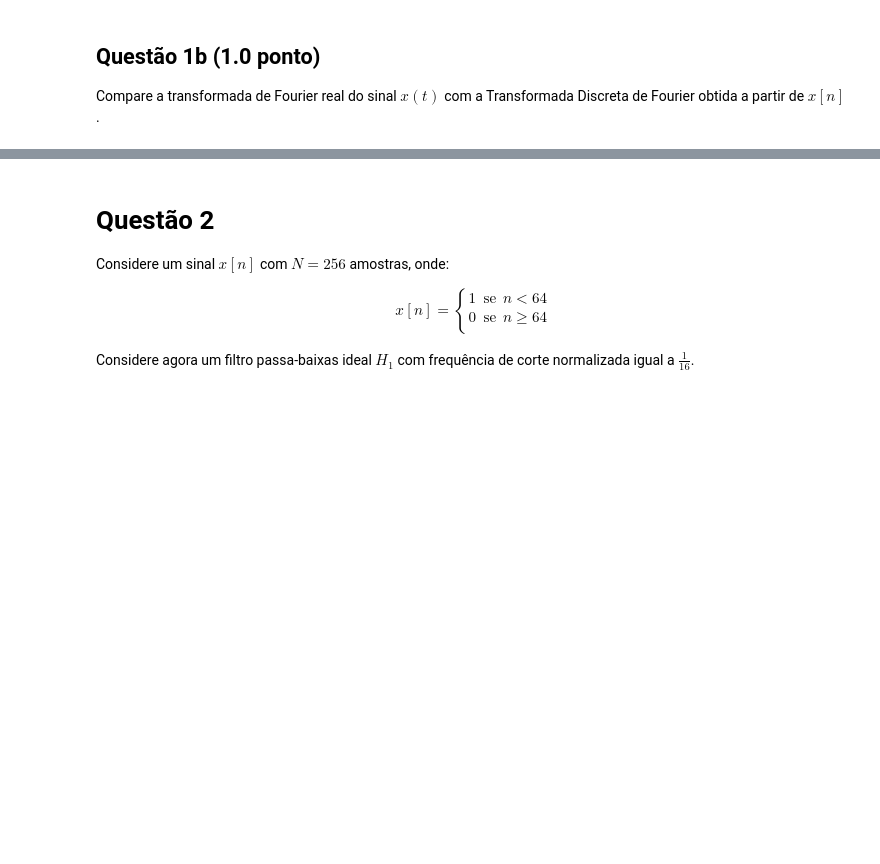
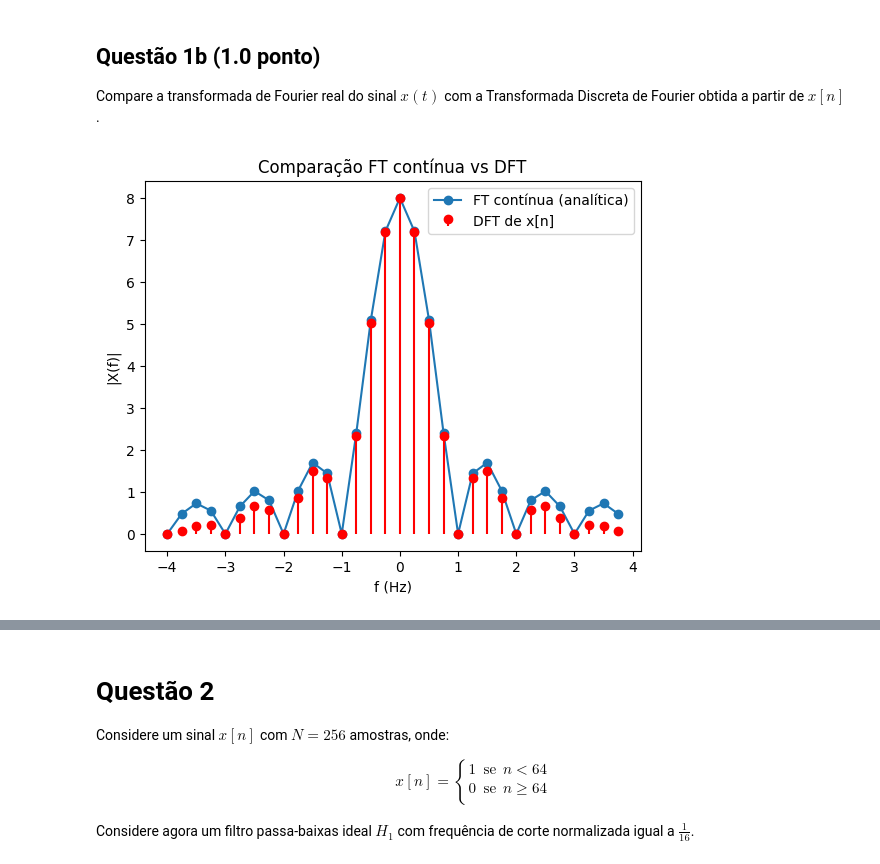
Before and after one commit to RaulMyron/sstd_unb, a Jupyter notebook: Projeto_3/projeto3.ipynb, the cells around one changed output, grey strips where cells are left out. Cells and saved outputs as stored; diff of their text form; code cells hidden in the pictures; blank space fills up the shorter version.

```diff
--- a/Projeto_3/projeto3.ipynb
+++ b/Projeto_3/projeto3.ipynb
@@ -42,0 +93,15 @@ Compare a transformada de Fourier real do sinal $x\left(t\right)$ com a Transfor
+# %%
+X_dft = np.fft.fftshift(np.fft.fft(x_n)) * T
+freqs = np.fft.fftshift(np.fft.fftfreq(N, d=T))
+
+X_analitica = 8*np.sinc(freqs)
+
+plt.plot(freqs, np.abs(X_analitica), 'o-', label='FT contínua (analítica)')
+plt.stem(freqs, np.abs(X_dft), linefmt='r-', markerfmt='ro', basefmt=' ', label='DFT de x[n]')
+plt.xlabel('f (Hz)')
+plt.ylabel('|X(f)|')
+plt.legend()
+plt.title('Comparação FT contínua vs DFT')
+plt.show()
+# %% [output]
+[figure, added]
```
Also changed, not shown: parts of 16 cells of this notebook, 1 other file.
